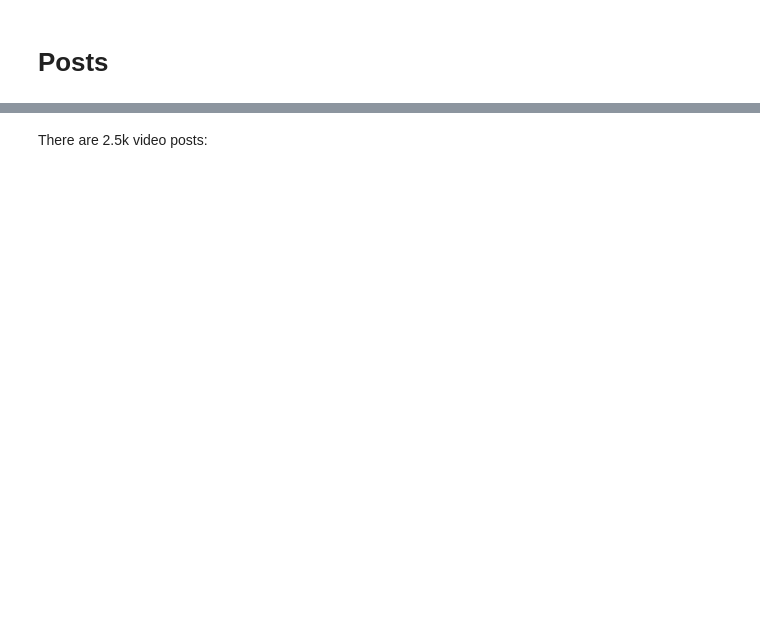
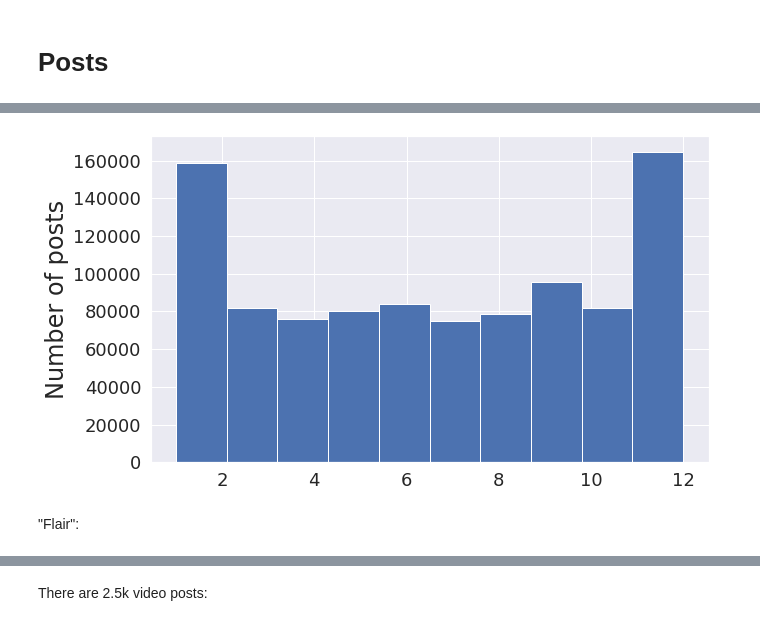
Before and after one commit to yiweiluo/Green-American-Lexicon, a Jupyter notebook: 1_data_collection/reddit/explore_reddit_data.ipynb, the cells around one changed output, grey strips where cells are left out. Cells and saved outputs as stored; diff of their text form; code cells hidden in the pictures; blank space fills up the shorter version.

```diff
--- a/1_data_collection/reddit/explore_reddit_data.ipynb
+++ b/1_data_collection/reddit/explore_reddit_data.ipynb
@@ -96 +120,10 @@ ax.tick_params(axis='y', labelsize=18)
+# %%
+ax = posts_with_words['month'].plot.hist(figsize=(10,6))
+ax.set_ylabel("Number of posts",fontsize=24)
+ax.tick_params(axis='x', labelsize=18)
+ax.tick_params(axis='y', labelsize=18)
+# %% [output]
+[figure, added]
+# %% [markdown]
+"Flair":
 # %%
```
Also changed, not shown: parts of 148 cells of this notebook.
